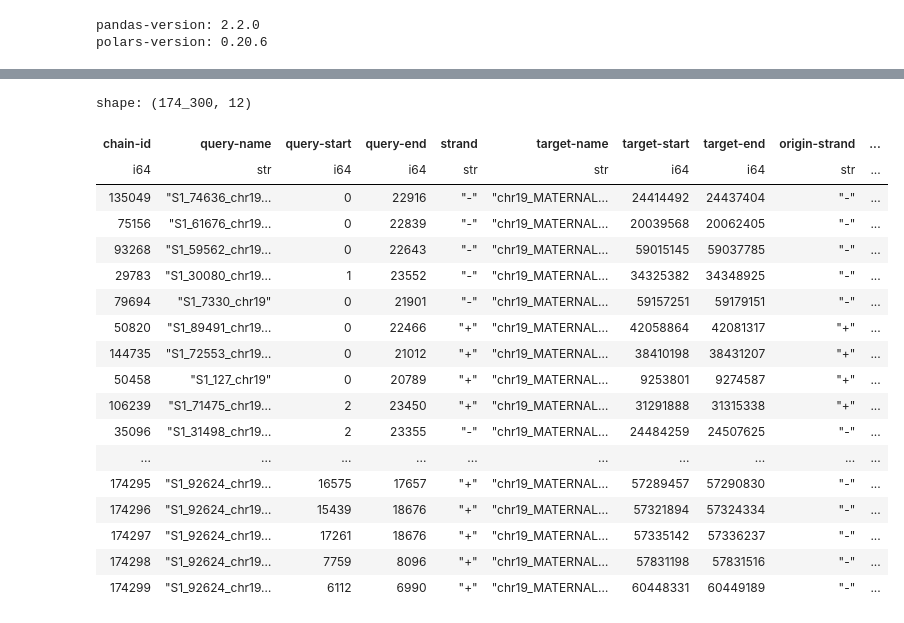
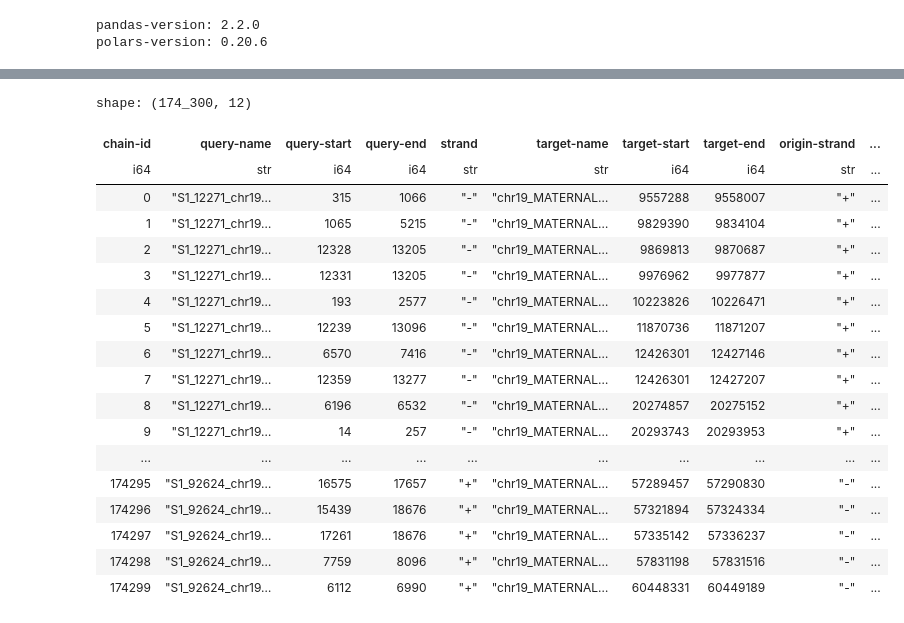
Before and after one commit to tbrekalo/tb-ram, a Jupyter notebook: notebooks/dev.ipynb, the cells around one changed output, grey strips where cells are left out. Cells and saved outputs as stored; diff of their text form; code cells hidden in the pictures.

```diff
--- a/notebooks/dev.ipynb
+++ b/notebooks/dev.ipynb
@@ -32,25 +33,25 @@ df_chain_ovlps = common.create_annotated_overlaps_from_chains(
     df_chains,
     df_origins,
 )
-# %%
-df_chain_ovlps.sort("ratio", descending=True)
-# %% [output]
-shape: (174_300, 12)
-| chain-id | query-name | query-start | query-end | strand | target-name | target-start | target-end | origin-strand | ... |
-| i64 | str | i64 | i64 | str | str | i64 | i64 | str | ... |
-| 135049 | "S1_74636_chr19… | 0 | 22916 | "-" | "chr19_MATERNAL… | 24414492 | 24437404 | "-" | ... |
-| 75156 | "S1_61676_chr19… | 0 | 22839 | "-" | "chr19_MATERNAL… | 20039568 | 20062405 | "-" | ... |
-| 93268 | "S1_59562_chr19… | 0 | 22643 | "-" | "chr19_MATERNAL… | 59015145 | 59037785 | "-" | ... |
-| 29783 | "S1_30080_chr19… | 1 | 23552 | "-" | "chr19_MATERNAL… | 34325382 | 34348925 | "-" | ... |
-| 79694 | "S1_7330_chr19" | 0 | 21901 | "-" | "chr19_MATERNAL… | 59157251 | 59179151 | "-" | ... |
-| 50820 | "S1_89491_chr19… | 0 | 22466 | "+" | "chr19_MATERNAL… | 42058864 | 42081317 | "+" | ... |
-| 144735 | "S1_72553_chr19… | 0 | 21012 | "+" | "chr19_MATERNAL… | 38410198 | 38431207 | "+" | ... |
-| 50458 | "S1_127_chr19" | 0 | 20789 | "+" | "chr19_MATERNAL… | 9253801 | 9274587 | "+" | ... |
-| 106239 | "S1_71475_chr19… | 2 | 23450 | "+" | "chr19_MATERNAL… | 31291888 | 31315338 | "+" | ... |
-| 35096 | "S1_31498_chr19… | 2 | 23355 | "-" | "chr19_MATERNAL… | 24484259 | 24507625 | "-" | ... |
-| ... | ... | ... | ... | ... | ... | ... | ... | ... | ... |
-| 174295 | "S1_92624_chr19… | 16575 | 17657 | "+" | "chr19_MATERNAL… | 57289457 | 57290830 | "-" | ... |
-| 174296 | "S1_92624_chr19… | 15439 | 18676 | "+" | "chr19_MATERNAL… | 57321894 | 57324334 | "-" | ... |
-| 174297 | "S1_92624_chr19… | 17261 | 18676 | "+" | "chr19_MATERNAL… | 57335142 | 57336237 | "-" | ... |
-| 174298 | "S1_92624_chr19… | 7759 | 8096 | "+" | "chr19_MATERNAL… | 57831198 | 57831516 | "-" | ... |
-| 174299 | "S1_92624_chr19… | 6112 | 6990 | "+" | "chr19_MATERNAL… | 60448331 | 60449189 | "-" | ... |
+# %%
+df_chain_ovlps
+# %% [output]
+shape: (174_300, 12)
+| chain-id | query-name | query-start | query-end | strand | target-name | target-start | target-end | origin-strand | ... |
+| i64 | str | i64 | i64 | str | str | i64 | i64 | str | ... |
+| 0 | "S1_12271_chr19… | 315 | 1066 | "-" | "chr19_MATERNAL… | 9557288 | 9558007 | "+" | ... |
+| 1 | "S1_12271_chr19… | 1065 | 5215 | "-" | "chr19_MATERNAL… | 9829390 | 9834104 | "+" | ... |
+| 2 | "S1_12271_chr19… | 12328 | 13205 | "-" | "chr19_MATERNAL… | 9869813 | 9870687 | "+" | ... |
+| 3 | "S1_12271_chr19… | 12331 | 13205 | "-" | "chr19_MATERNAL… | 9976962 | 9977877 | "+" | ... |
+| 4 | "S1_12271_chr19… | 193 | 2577 | "-" | "chr19_MATERNAL… | 10223826 | 10226471 | "+" | ... |
+| 5 | "S1_12271_chr19… | 12239 | 13096 | "-" | "chr19_MATERNAL… | 11870736 | 11871207 | "+" | ... |
+| 6 | "S1_12271_chr19… | 6570 | 7416 | "-" | "chr19_MATERNAL… | 12426301 | 12427146 | "+" | ... |
+| 7 | "S1_12271_chr19… | 12359 | 13277 | "-" | "chr19_MATERNAL… | 12426301 | 12427207 | "+" | ... |
+| 8 | "S1_12271_chr19… | 6196 | 6532 | "-" | "chr19_MATERNAL… | 20274857 | 20275152 | "+" | ... |
+| 9 | "S1_12271_chr19… | 14 | 257 | "-" | "chr19_MATERNAL… | 20293743 | 20293953 | "+" | ... |
+| ... | ... | ... | ... | ... | ... | ... | ... | ... | ... |
+| 174295 | "S1_92624_chr19… | 16575 | 17657 | "+" | "chr19_MATERNAL… | 57289457 | 57290830 | "-" | ... |
+| 174296 | "S1_92624_chr19… | 15439 | 18676 | "+" | "chr19_MATERNAL… | 57321894 | 57324334 | "-" | ... |
+| 174297 | "S1_92624_chr19… | 17261 | 18676 | "+" | "chr19_MATERNAL… | 57335142 | 57336237 | "-" | ... |
+| 174298 | "S1_92624_chr19… | 7759 | 8096 | "+" | "chr19_MATERNAL… | 57831198 | 57831516 | "-" | ... |
+| 174299 | "S1_92624_chr19… | 6112 | 6990 | "+" | "chr19_MATERNAL… | 60448331 | 60449189 | "-" | ... |
```
Also changed, not shown: parts of 12 cells of this notebook.
